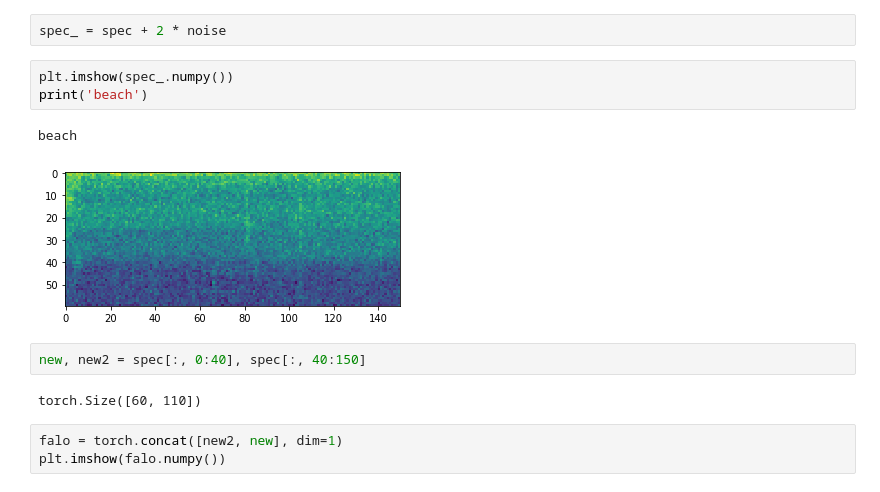
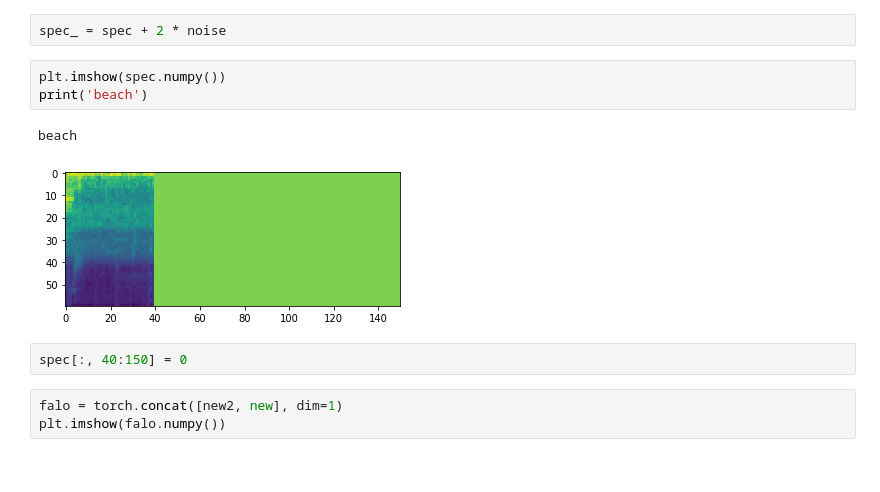
Before and after one commit to tomstark99/COMSM0045, a Jupyter notebook: coursework/VisualiseSpec.ipynb, the cells around one changed output. Cells and saved outputs as stored; diff of their text form.

```diff
--- a/coursework/VisualiseSpec.ipynb
+++ b/coursework/VisualiseSpec.ipynb
@@ -78,15 +78,13 @@ tensor([[ 0.4803,  0.5689,  0.1482,  ..., -1.5076, -1.1462,  0.5907],
 # %%
 spec_ = spec + 2 * noise
 # %%
-plt.imshow(spec_.numpy())
+plt.imshow(spec.numpy())
 print('beach')
 # %% [output]
 beach
-[figure, old version]
+[figure, new version]
-# %%
-new, new2 = spec[:, 0:40], spec[:, 40:150]
-# %% [output]
-torch.Size([60, 110])
+# %%
+spec[:, 40:150] = 0
 # %%
 falo = torch.concat([new2, new], dim=1)
 plt.imshow(falo.numpy())
```
Also changed, not shown: parts of 10 cells of this notebook, 1 other file.
